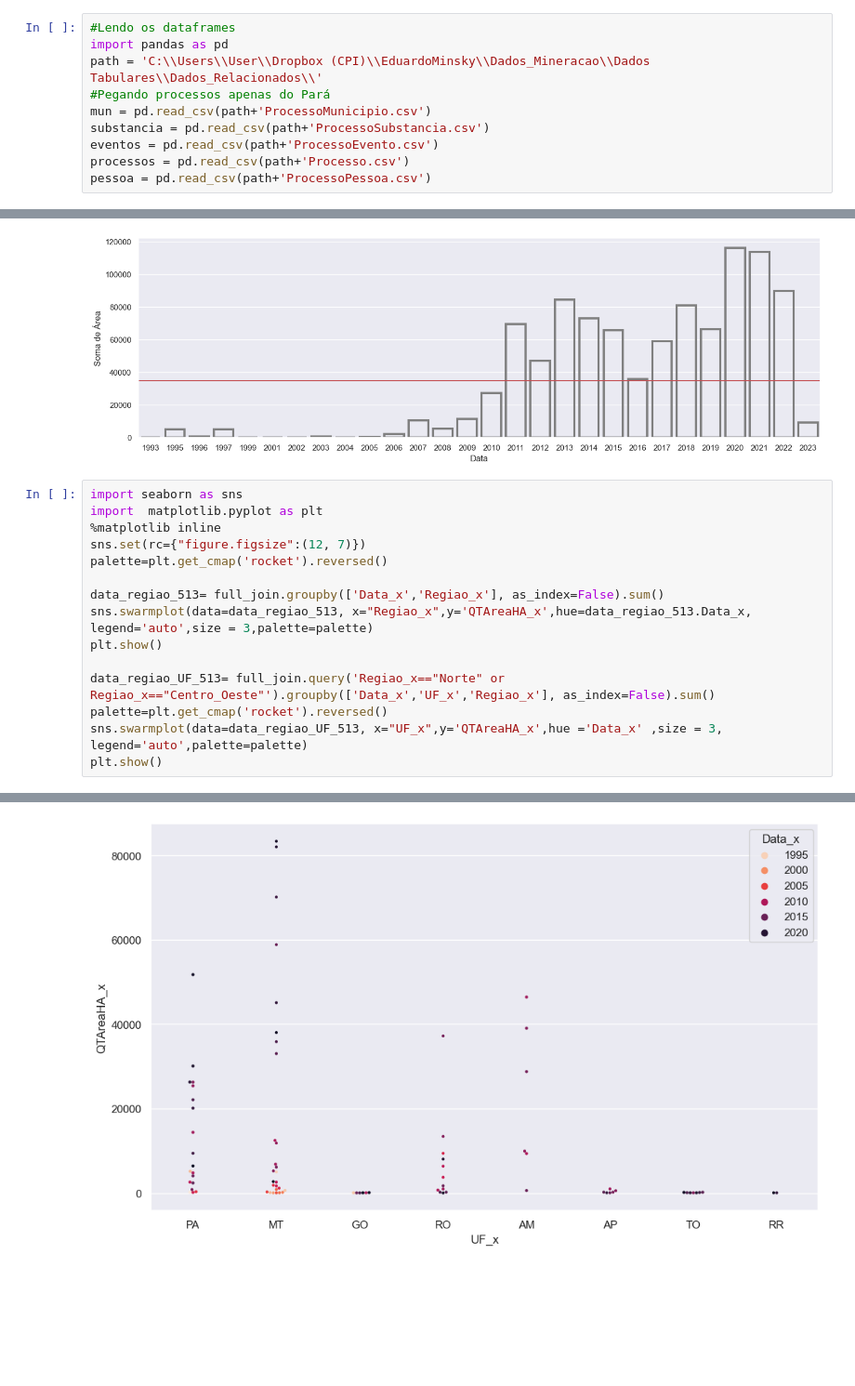
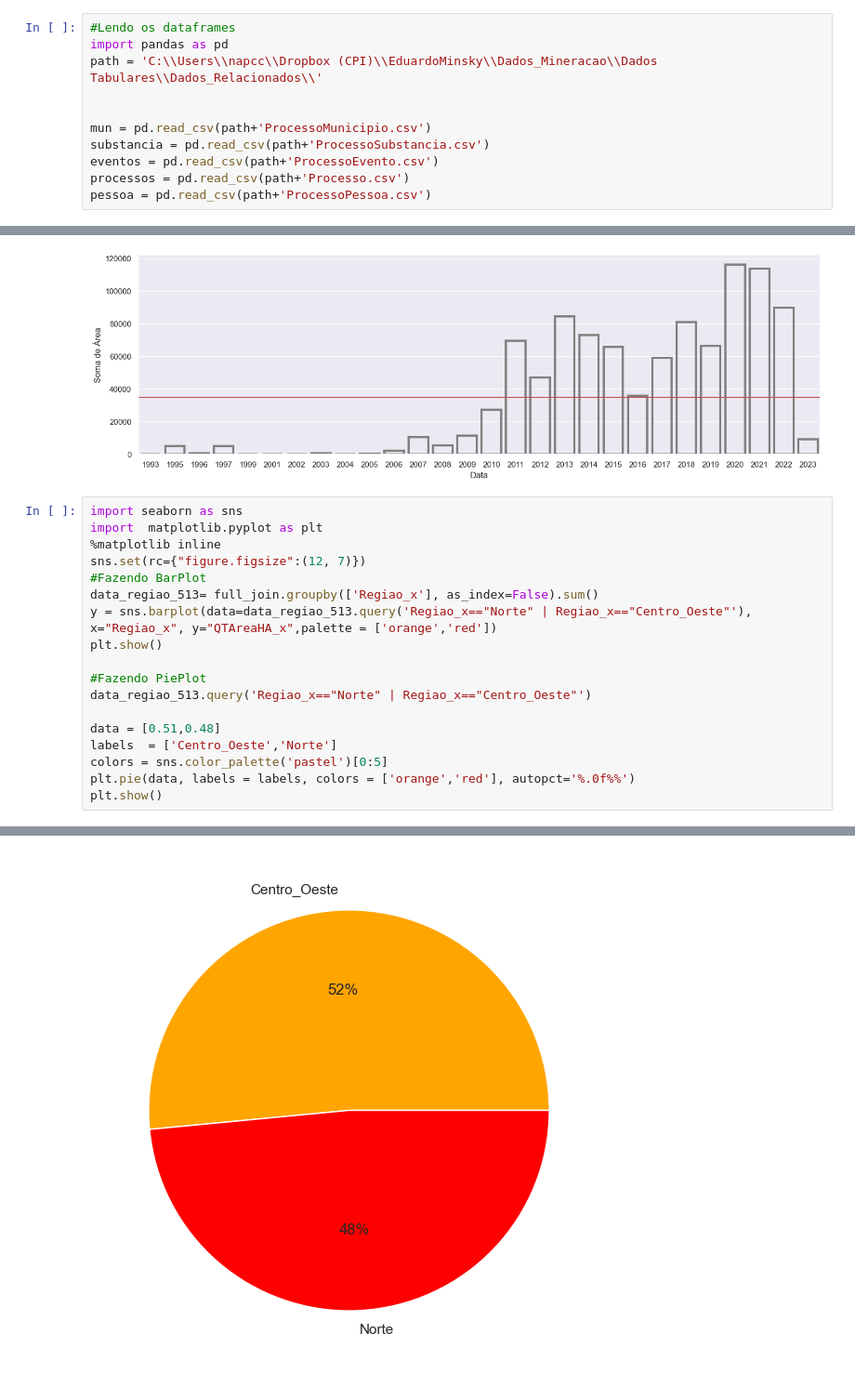
Before and after one commit to EduMinsky/GoldMiningAnalysis, a Jupyter notebook: Analise dos Pedidos de Mineração Por Área.ipynb, the cells around one changed output, grey strips where cells are left out. Shown at 93% size. Saved outputs shown, nothing was run; the diff lists cells and outputs as text; blank space fills up the shorter version.

```diff
--- a/Analise dos Pedidos de Mineração Por Área.ipynb
+++ b/Analise dos Pedidos de Mineração Por Área.ipynb
@@ -1,8 +1,9 @@
 # %%
 #Lendo os dataframes
 import pandas as pd
-path = 'C:\\Users\\User\\Dropbox (CPI)\\EduardoMinsky\\Dados_Mineracao\\Dados Tabulares\\Dados_Relacionados\\'
-#Pegando processos apenas do Pará
+path = 'C:\\Users\\napcc\\Dropbox (CPI)\\EduardoMinsky\\Dados_Mineracao\\Dados Tabulares\\Dados_Relacionados\\'
+
+
 mun = pd.read_csv(path+'ProcessoMunicipio.csv')
 substancia = pd.read_csv(path+'ProcessoSubstancia.csv')
 eventos = pd.read_csv(path+'ProcessoEvento.csv')
@@ -176,14 +178,17 @@ import seaborn as sns
 import  matplotlib.pyplot as plt
 %matplotlib inline
 sns.set(rc={"figure.figsize":(12, 7)})
-palette=plt.get_cmap('rocket').reversed()
-
-data_regiao_513= full_join.groupby(['Data_x','Regiao_x'], as_index=False).sum()
-sns.swarmplot(data=data_regiao_513, x="Regiao_x",y='QTAreaHA_x',hue=data_regiao_513.Data_x, legend='auto',size = 3,palette=palette)
+#Fazendo BarPlot
+data_regiao_513= full_join.groupby(['Regiao_x'], as_index=False).sum()
+y = sns.barplot(data=data_regiao_513.query('Regiao_x=="Norte" | Regiao_x=="Centro_Oeste"'), x="Regiao_x", y="QTAreaHA_x",palette = ['orange','red'])
 plt.show()
 
-data_regiao_UF_513= full_join.query('Regiao_x=="Norte" or Regiao_x=="Centro_Oeste"').groupby(['Data_x','UF_x','Regiao_x'], as_index=False).sum()
-palette=plt.get_cmap('rocket').reversed()
-sns.swarmplot(data=data_regiao_UF_513, x="UF_x",y='QTAreaHA_x',hue ='Data_x' ,size = 3, legend='auto',palette=palette)
+#Fazendo PiePlot
+data_regiao_513.query('Regiao_x=="Norte" | Regiao_x=="Centro_Oeste"')
+
+data = [0.51,0.48]
+labels  = ['Centro_Oeste','Norte']
+colors = sns.color_palette('pastel')[0:5]
+plt.pie(data, labels = labels, colors = ['orange','red'], autopct='%.0f%%')
 plt.show()
 # %% [output]
@@ -191 +196 @@ plt.show()
-[figure, old version]
+[figure, new version]
```
Also changed, not shown: parts of 8 cells of this notebook, 2 other files.
